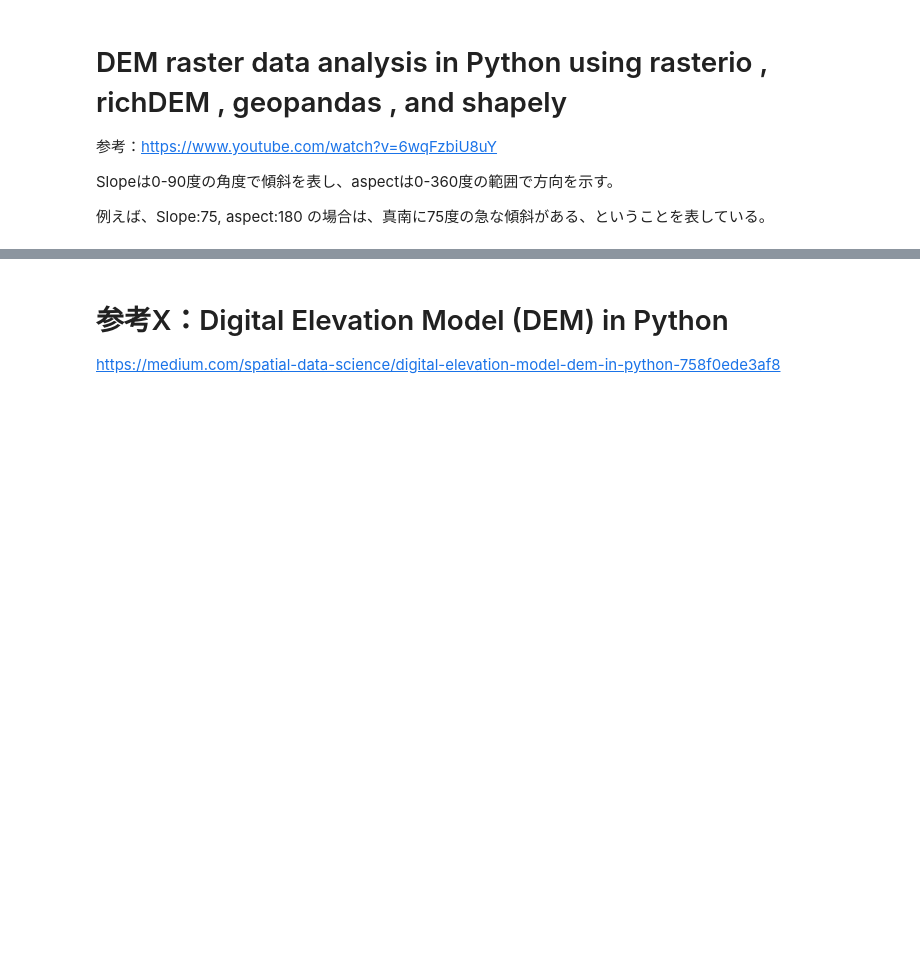
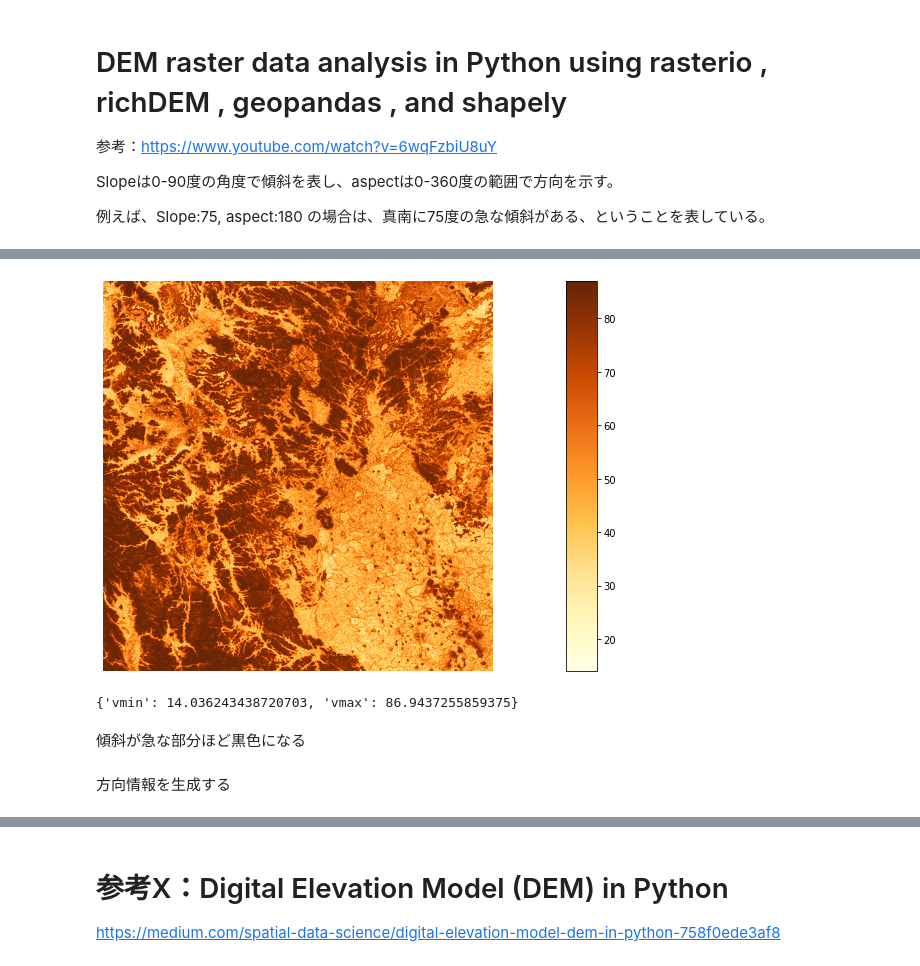
Before and after one commit to detethcotaf/notebooks_satellite_data, a Jupyter notebook: dataManipulation/trial_DEM.ipynb, the cells around one changed output, grey strips where cells are left out. Drawn from its saved outputs; the diff is of its cells as text; code cells hidden in the pictures; blank space fills up the shorter version.

```diff
--- a/dataManipulation/trial_DEM.ipynb
+++ b/dataManipulation/trial_DEM.ipynb
@@ -40,0 +120,3 @@ ModuleNotFoundError: No module named 'richdem'
+# %%
+rd_slope = rd.TerrainAttribute(richdem_sample, attrib='slope_degrees')
+rd_slope
@@ -40,0 +144,10 @@ ModuleNotFoundError: No module named 'richdem'
+# %%
+# plot slope values
+rd.rdShow(rd_slope, axes=False, cmap='YlOrBr', figsize=(9,6))
+# %% [output]
+[figure, added]
+{'vmin': 14.036243438720703, 'vmax': 86.9437255859375}
+# %% [markdown]
+傾斜が急な部分ほど黒色になる
+# %% [markdown]
+方向情報を生成する
```
Also changed, not shown: parts of 48 cells of this notebook, 2 other files.
